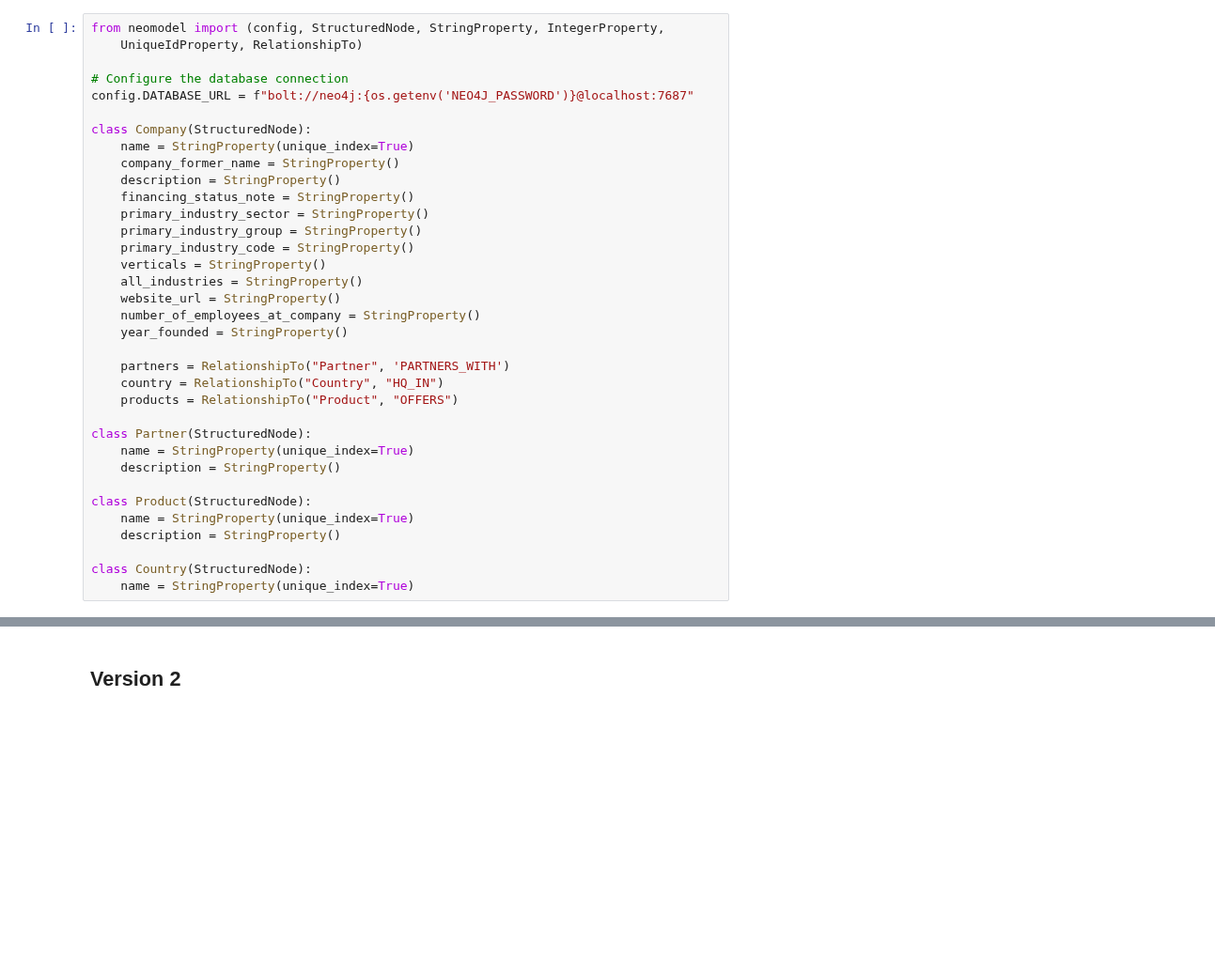
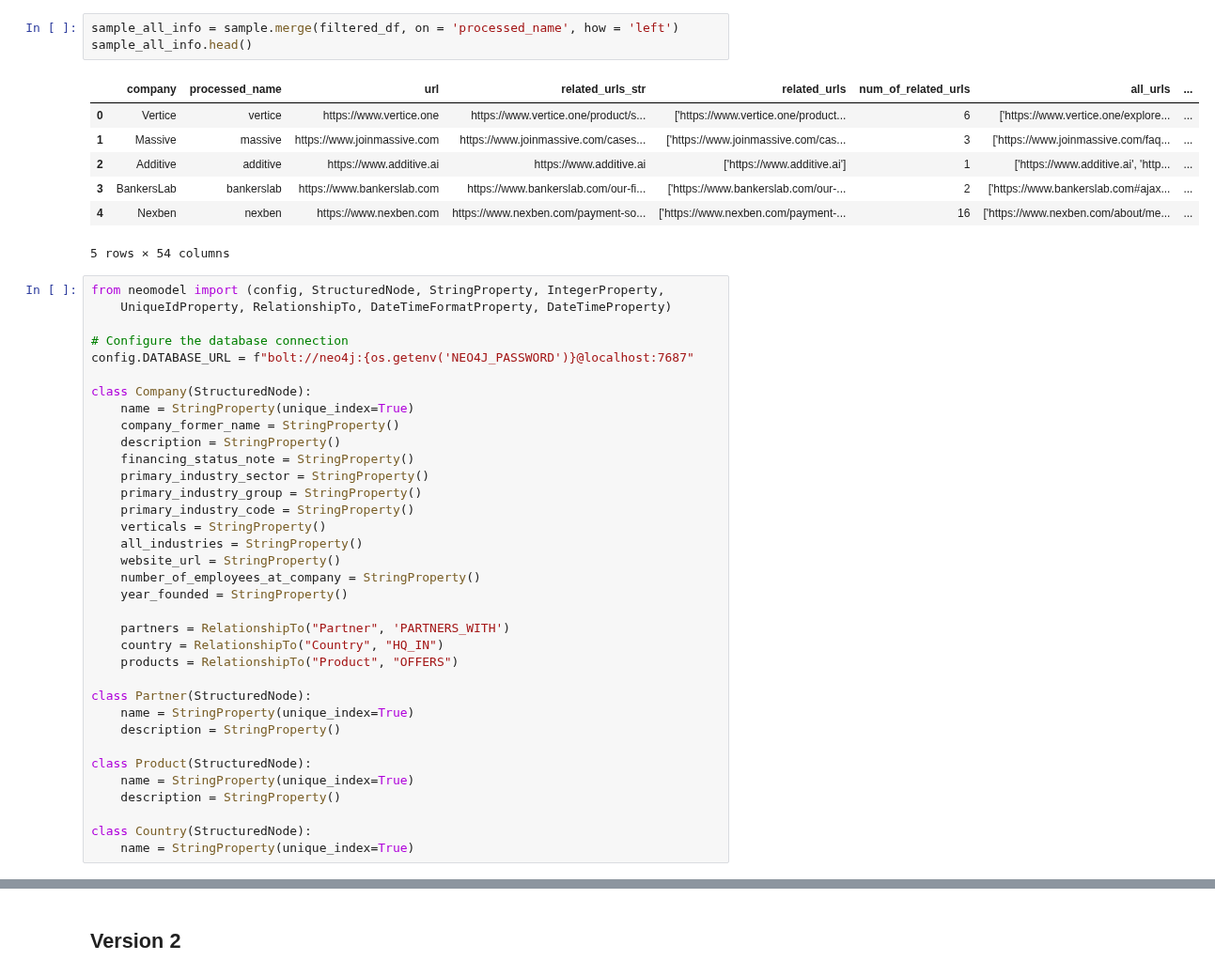
Before and after one commit to MC-Kangan/LLM-Enhanced-Knowledge-Graph-for-Startup-Analysis, a Jupyter notebook: kg_generation.ipynb, the cells around one changed output, grey strips where cells are left out. Shown at 94% size. Drawn from its saved outputs; the diff is of its cells as text; blank space fills up the shorter version.

```diff
--- a/kg_generation.ipynb
+++ b/kg_generation.ipynb
@@ -61,6 +92,17 @@ sample
+# %%
+sample_all_info = sample.merge(filtered_df, on = 'processed_name', how = 'left')
+sample_all_info.head()
+# %% [output]
+|  | company | processed_name | url | related_urls_str | related_urls | num_of_related_urls | all_urls | ... |
+| 0 | Vertice | vertice | https://www.vertice.one | https://www.vertice.one/product/s... | ['https://www.vertice.one/product... | 6 | ['https://www.vertice.one/explore... | ... |
+| 1 | Massive | massive | https://www.joinmassive.com | https://www.joinmassive.com/cases... | ['https://www.joinmassive.com/cas... | 3 | ['https://www.joinmassive.com/faq... | ... |
+| 2 | Additive | additive | https://www.additive.ai | https://www.additive.ai | ['https://www.additive.ai'] | 1 | ['https://www.additive.ai', 'http... | ... |
+| 3 | BankersLab | bankerslab | https://www.bankerslab.com | https://www.bankerslab.com/our-fi... | ['https://www.bankerslab.com/our-... | 2 | ['https://www.bankerslab.com#ajax... | ... |
+| 4 | Nexben | nexben | https://www.nexben.com | https://www.nexben.com/payment-so... | ['https://www.nexben.com/payment-... | 16 | ['https://www.nexben.com/about/me... | ... |
+5 rows × 54 columns
 # %%
 from neomodel import (config, StructuredNode, StringProperty, IntegerProperty,
-    UniqueIdProperty, RelationshipTo)
+    UniqueIdProperty, RelationshipTo, DateTimeFormatProperty, DateTimeProperty)
 
 # Configure the database connection
 config.DATABASE_URL = f"bolt://neo4j:{os.getenv('NEO4J_PASSWORD')}@localhost:7687"
```
Also changed, not shown: parts of 8 cells of this notebook, 1 other file.
